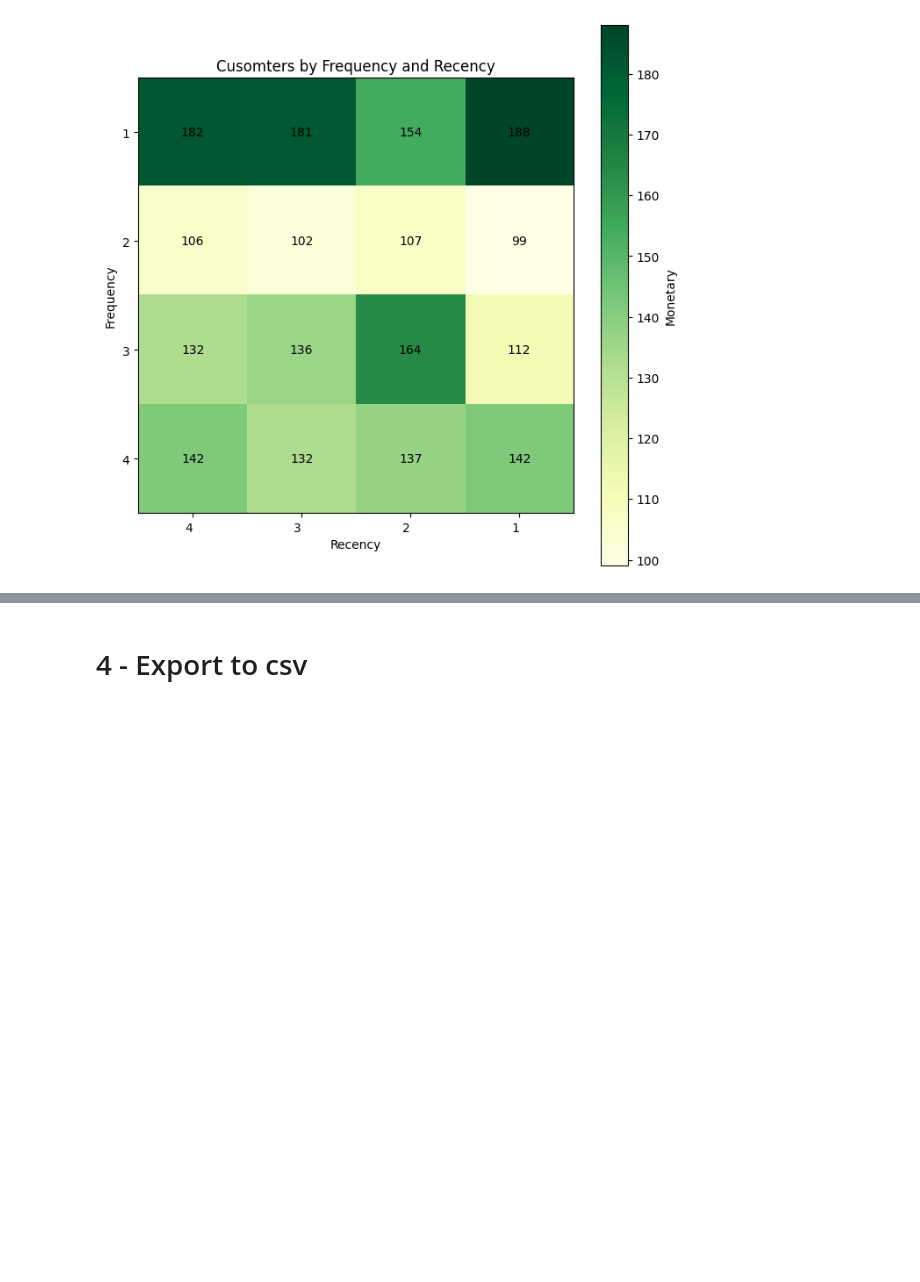
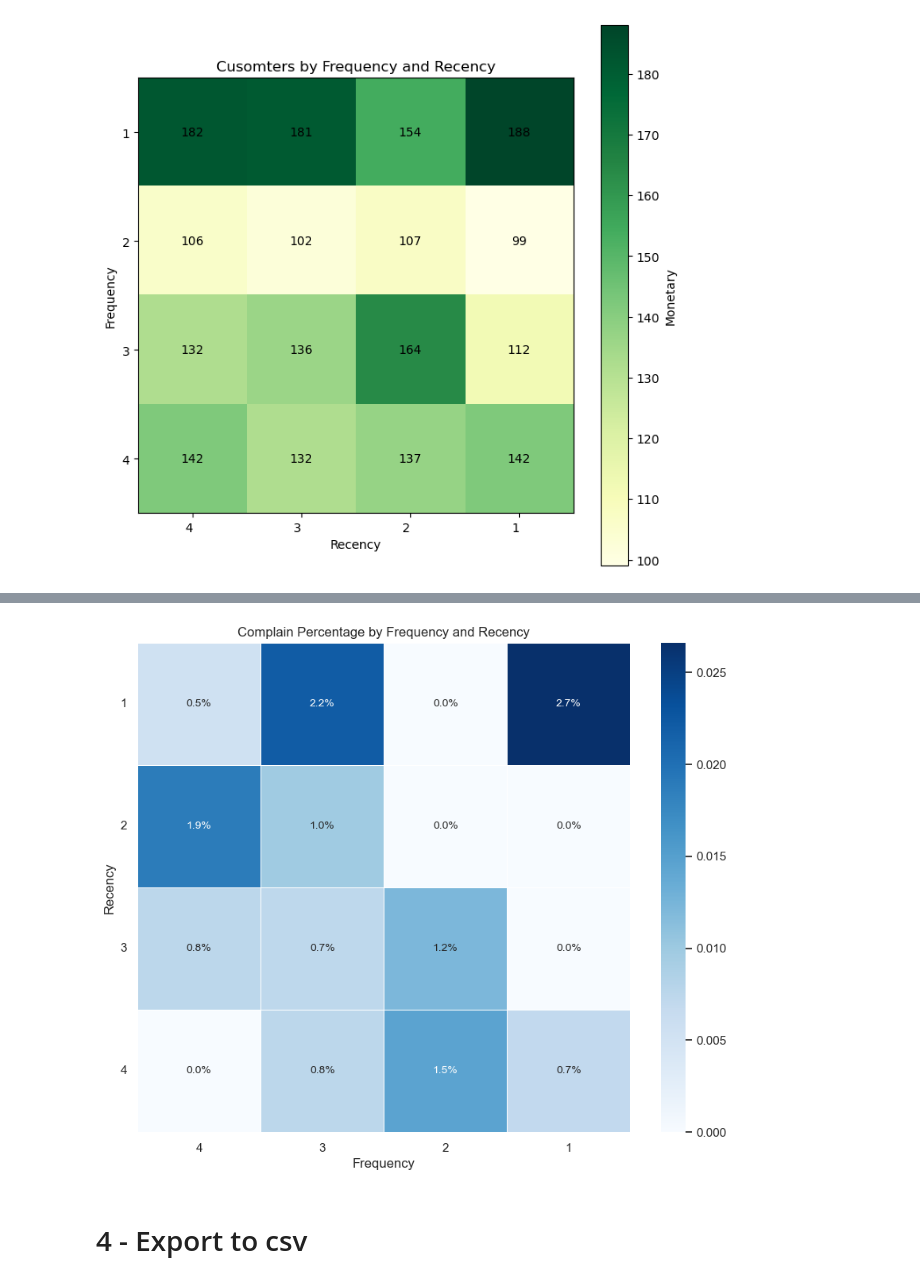
Before and after one commit to nqtquoctrung94/RFM_Customer_Personality_Analysis, a Jupyter notebook: clean_data.ipynb, the cells around one changed output, grey strips where cells are left out. Cells and saved outputs as stored; diff of their text form; code cells hidden in the pictures; blank space fills up the shorter version.

```diff
--- a/clean_data.ipynb
+++ b/clean_data.ipynb
@@ -604,3 +664,28 @@ rfm_bar_chart(rfm_data)
+# %%
+import matplotlib.pyplot as plt
+import seaborn as sns
+
+def rfm_heatmap(rfm_table):
+    grouped_data = rfm_table.groupby(['Frequency_score', 'Recency_score'])['Complain'].mean().unstack()
+    matrix_size = 4
+
+    _, ax = plt.subplots(figsize=(10, 8))
+
+    sns.heatmap(grouped_data, annot=True, cmap="Blues", fmt='.1%', annot_kws={'fontsize': 10}, linewidths=0.5, ax=ax)
+
+    ax.set_xlabel('Frequency')
+    ax.set_ylabel('Recency')
+
+    ax.set_xticklabels(range(4, 0, -1), rotation=0)
+    ax.set_yticklabels(range(1, 5), rotation=0)
+
+    ax.set_title('Complain Percentage by Frequency and Recency')
+
+    plt.show()
+
+rfm_heatmap(rfm_update_data)
+# %% [output]
+[figure, added]
 # %% [markdown]
 # 4 - Export to csv
 # %%
```
Also changed, not shown: parts of 20 cells of this notebook, 1 other file.
